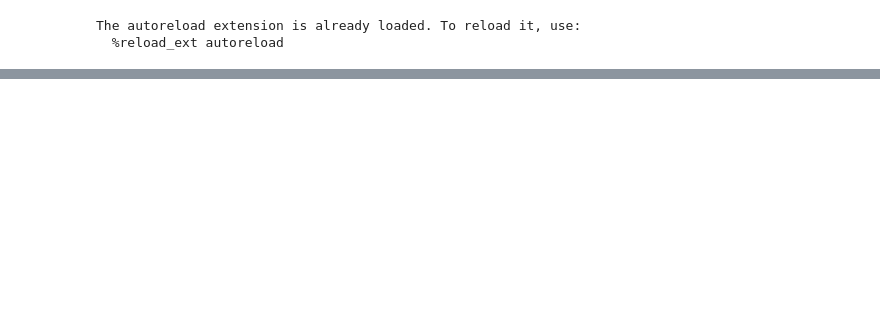
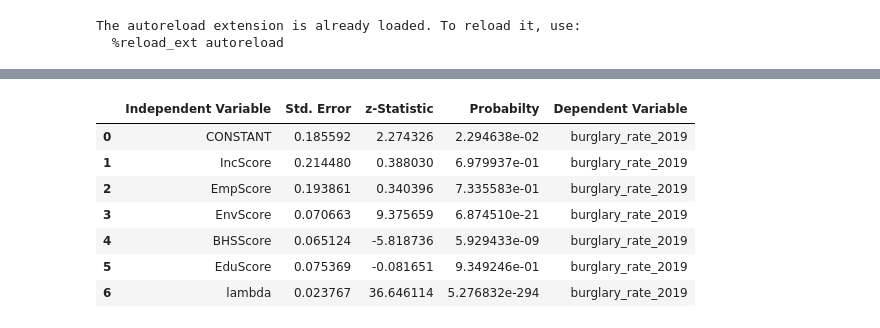
Before and after one commit to mushtary-mumu/crime_patterns, a Jupyter notebook: src/notebooks/spatial_regression.ipynb, the cells around one changed output, grey strips where cells are left out. Cells and saved outputs as stored; diff of their text form; code cells hidden in the pictures; blank space fills up the shorter version.

```diff
--- a/src/notebooks/spatial_regression.ipynb
+++ b/src/notebooks/spatial_regression.ipynb
@@ -149,3 +141,7 @@ len(all_score_names)
+# %%
+db = prepare_data_for_spatial_regression(crime_data=burglary_ward, explanatory_data=imd_ward, population=lsoa_total_pop, crime_col_name="2019_total", population_col_name="TotPop", ID_col_name="GSS_CODE", standardize=True)
+# %%
+db = db.rename(columns={"2019_total_rate": "burglary_rate_2019"})
 # %%
-dependent_variable_name = 'burglary_rate'
+dependent_variable_name = 'burglary_rate_2019'
 independent_variable_names = ['IncScore', 'EmpScore', 'EnvScore', 'BHSScore', 'EduScore'] # 'IMDScore', 'BHSScore', 'EduScore', 'EduScore','IncScore', 'EmpScore', 'EnvScore', 'BHSScore', 'EduScore'
@@ -298,0 +213,3 @@ Sigma-square ML     :       0.392                Log likelihood        :    -658
+# %%
+model_ml_error = spatial_regression.perform_spatial_regression(db, dependent_variable_name, independent_variable_names, method="ML_Error")
+print(model_ml_error.summary)
@@ -298,0 +254,11 @@ Sigma-square ML     :       0.392                Log likelihood        :    -658
+# %%
+spatial_regression.get_reg_summary(model_ml_error, method="ML_Error")
+# %% [output]
+|  | Independent Variable | Std. Error | z-Statistic | Probabilty | Dependent Variable |
+| 0 | CONSTANT | 0.185592 | 2.274326 | 2.294638e-02 | burglary_rate_2019 |
+| 1 | IncScore | 0.214480 | 0.388030 | 6.979937e-01 | burglary_rate_2019 |
+| 2 | EmpScore | 0.193861 | 0.340396 | 7.335583e-01 | burglary_rate_2019 |
+| 3 | EnvScore | 0.070663 | 9.375659 | 6.874510e-21 | burglary_rate_2019 |
+| 4 | BHSScore | 0.065124 | -5.818736 | 5.929433e-09 | burglary_rate_2019 |
+| 5 | EduScore | 0.075369 | -0.081651 | 9.349246e-01 | burglary_rate_2019 |
+| 6 | lambda | 0.023767 | 36.646114 | 5.276832e-294 | burglary_rate_2019 |
```
Also changed, not shown: parts of 38 cells of this notebook, 1 other file.
